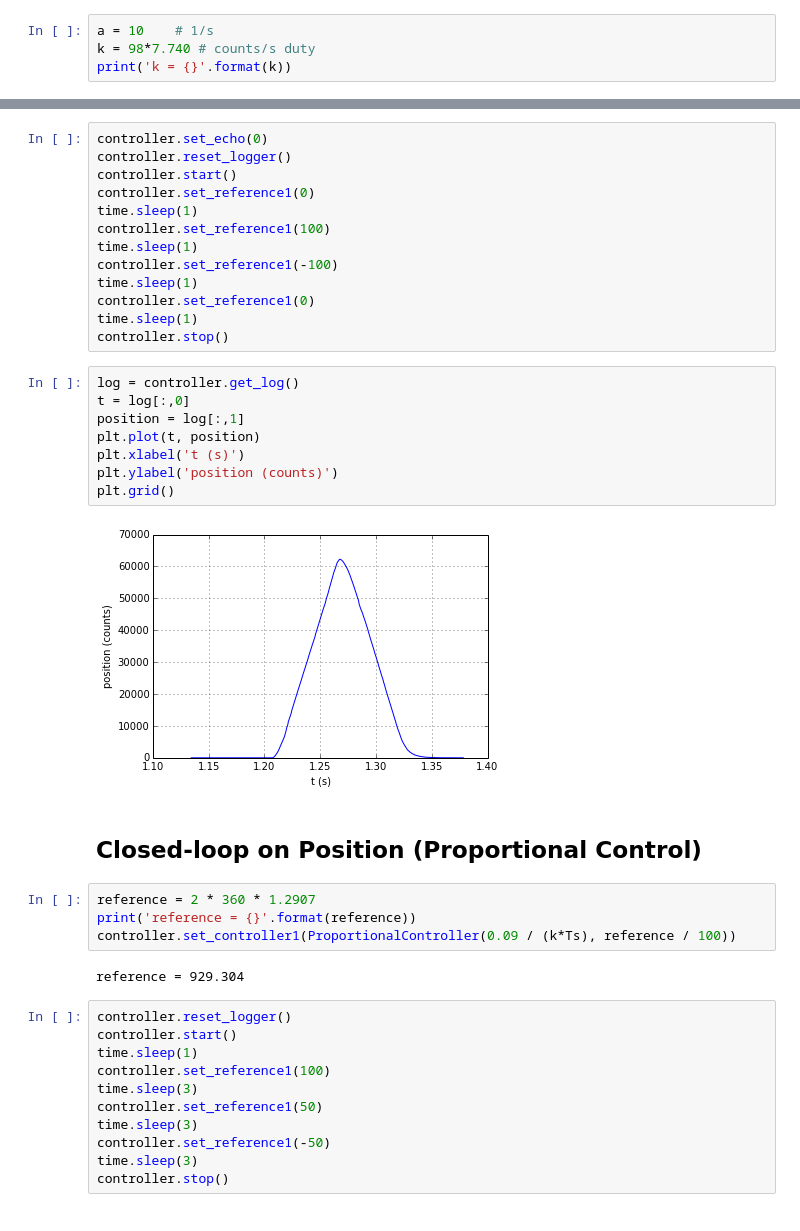
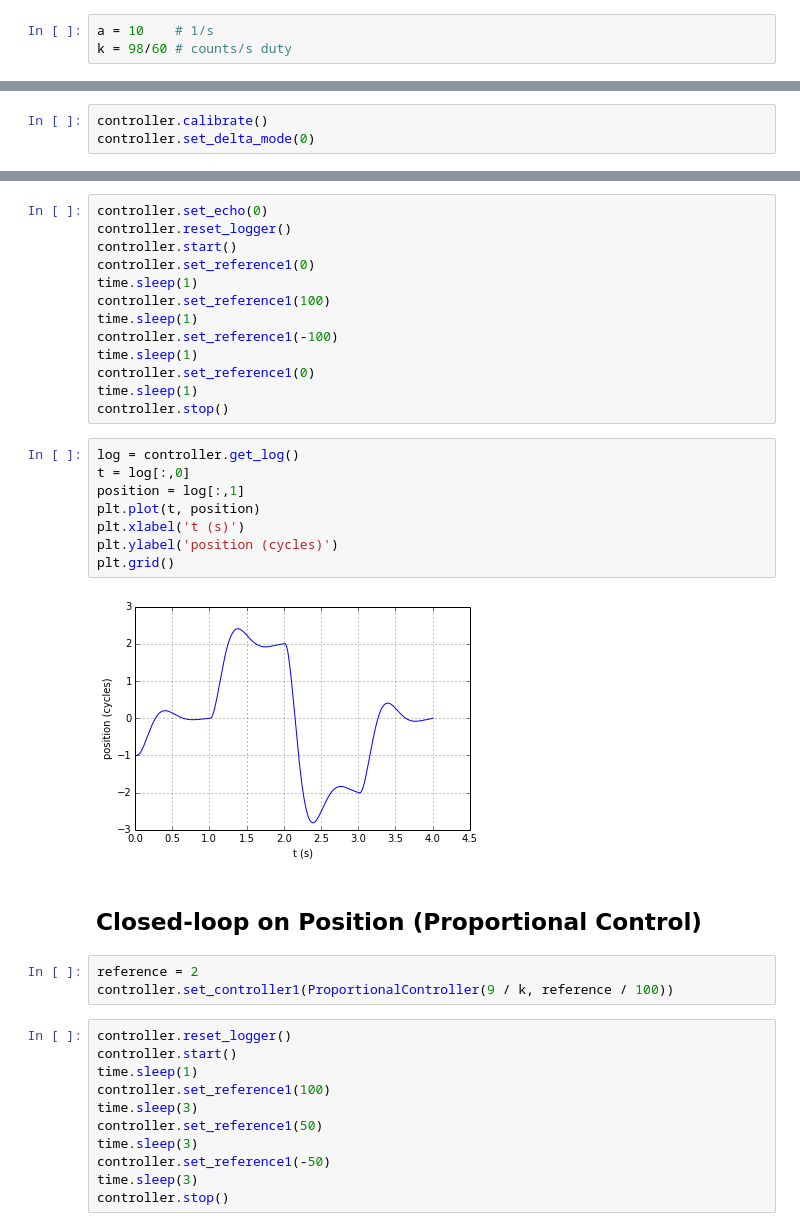
Before and after one commit to mcdeoliveira/pyctrl, a Jupyter notebook: notebook/SimulateController.ipynb, the cells around one changed output, grey strips where cells are left out. Drawn from its saved outputs; the diff is of its cells as text.

Commit message:
Added calibration for SimulateController

```diff
--- a/notebook/SimulateController.ipynb
+++ b/notebook/SimulateController.ipynb
@@ -43,4 +43,3 @@ Model parameters:
 # %%
 a = 10    # 1/s
-k = 98*7.740 # counts/s duty
-print('k = {}'.format(k))
+k = 98/60 # counts/s duty
@@ -78,3 +75,6 @@ num = [ 0.          0.36091361  0.36091361]
 den = [ 1.         -1.90483742  0.90483742]
 # %% [markdown]
 ## Open Loop
+# %%
+controller.calibrate()
+controller.set_delta_mode(0)
@@ -96,21 +102,18 @@ controller.stop()
 # %%
 log = controller.get_log()
 t = log[:,0]
 position = log[:,1]
 plt.plot(t, position)
 plt.xlabel('t (s)')
-plt.ylabel('position (counts)')
+plt.ylabel('position (cycles)')
 plt.grid()
 # %% [output]
-[figure, old version]
+[figure, new version]
 # %% [markdown]
 ## Closed-loop on Position (Proportional Control)
 # %%
-reference = 2 * 360 * 1.2907
-print('reference = {}'.format(reference))
-controller.set_controller1(ProportionalController(0.09 / (k*Ts), reference / 100))
+reference = 2
+controller.set_controller1(ProportionalController(9 / k, reference / 100))
-# %% [output]
-reference = 929.304
 # %%
 controller.reset_logger()
 controller.start()
```
Also changed, not shown: parts of 11 cells of this notebook, 2 other files.
